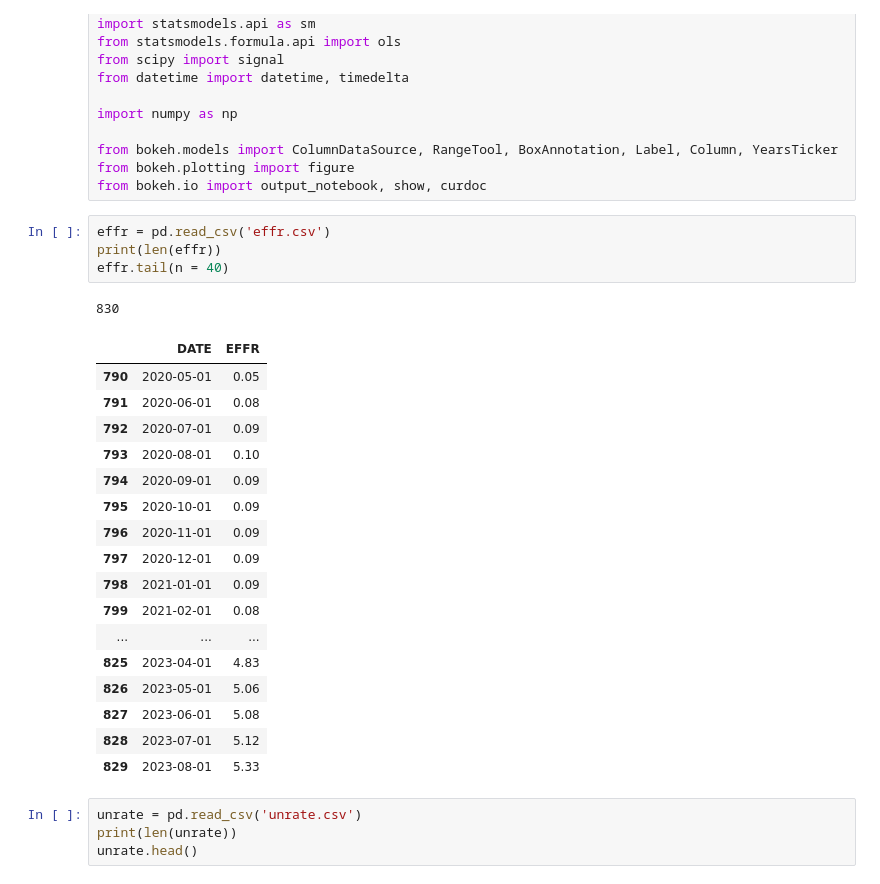
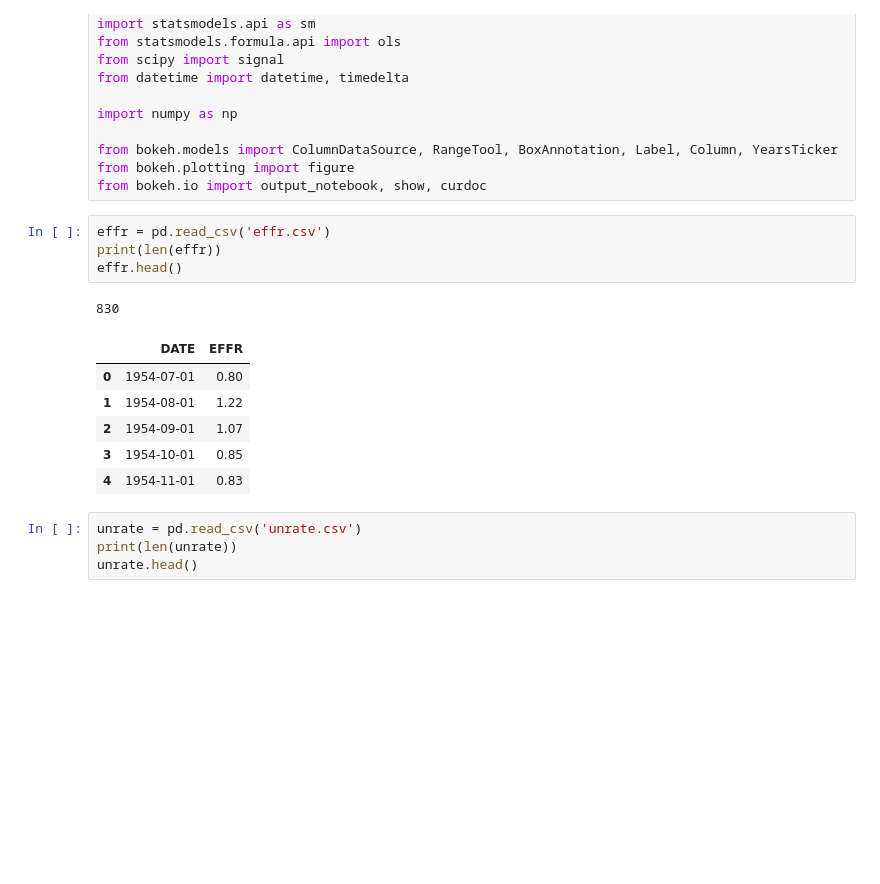
Before and after one commit to himalayahall/DATA608, a Jupyter notebook: Story 2/Story2.ipynb, the cells around one changed output. Drawn from its saved outputs; the diff is of its cells as text; blank space fills up the shorter version.

```diff
--- a/Story 2/Story2.ipynb
+++ b/Story 2/Story2.ipynb
@@ -18,26 +18,15 @@ from bokeh.io import output_notebook, show, curdoc
 # %%
 effr = pd.read_csv('effr.csv')
 print(len(effr))
-effr.tail(n = 40)
+effr.head()
 # %% [output]
 830
 |  | DATE | EFFR |
-| 790 | 2020-05-01 | 0.05 |
-| 791 | 2020-06-01 | 0.08 |
-| 792 | 2020-07-01 | 0.09 |
-| 793 | 2020-08-01 | 0.10 |
-| 794 | 2020-09-01 | 0.09 |
-| 795 | 2020-10-01 | 0.09 |
-| 796 | 2020-11-01 | 0.09 |
-| 797 | 2020-12-01 | 0.09 |
-| 798 | 2021-01-01 | 0.09 |
-| 799 | 2021-02-01 | 0.08 |
-| ... | ... | ... |
-| 825 | 2023-04-01 | 4.83 |
-| 826 | 2023-05-01 | 5.06 |
-| 827 | 2023-06-01 | 5.08 |
-| 828 | 2023-07-01 | 5.12 |
-| 829 | 2023-08-01 | 5.33 |
+| 0 | 1954-07-01 | 0.80 |
+| 1 | 1954-08-01 | 1.22 |
+| 2 | 1954-09-01 | 1.07 |
+| 3 | 1954-10-01 | 0.85 |
+| 4 | 1954-11-01 | 0.83 |
 # %%
 unrate = pd.read_csv('unrate.csv')
 print(len(unrate))
```
Also changed, not shown: parts of 25 cells of this notebook, 3 other files.
